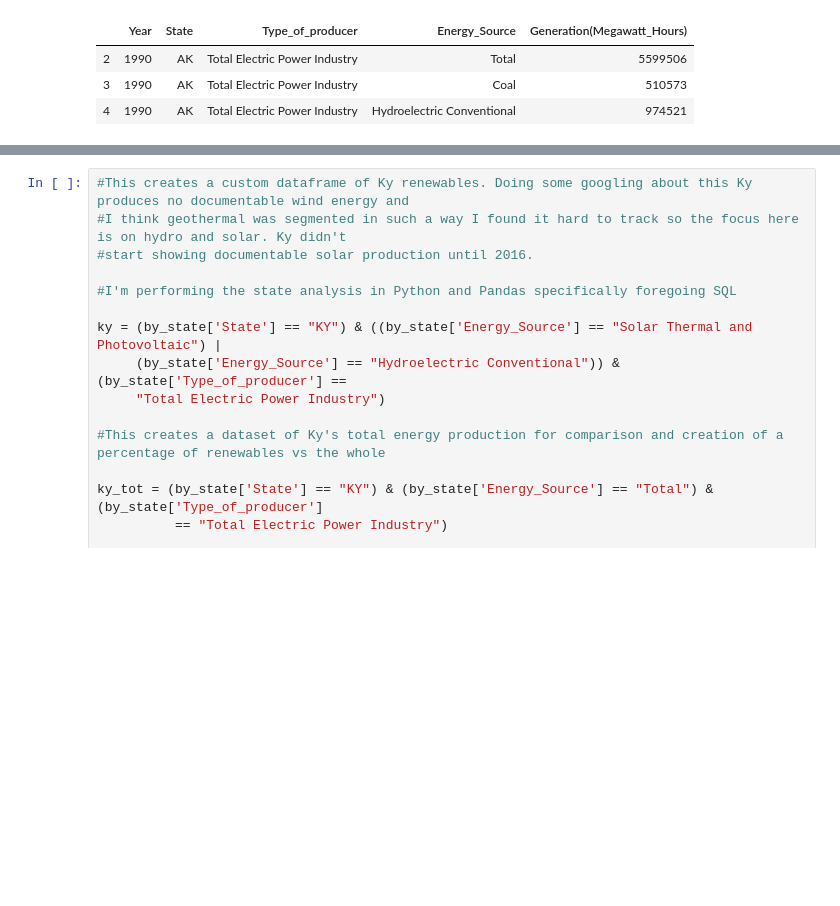
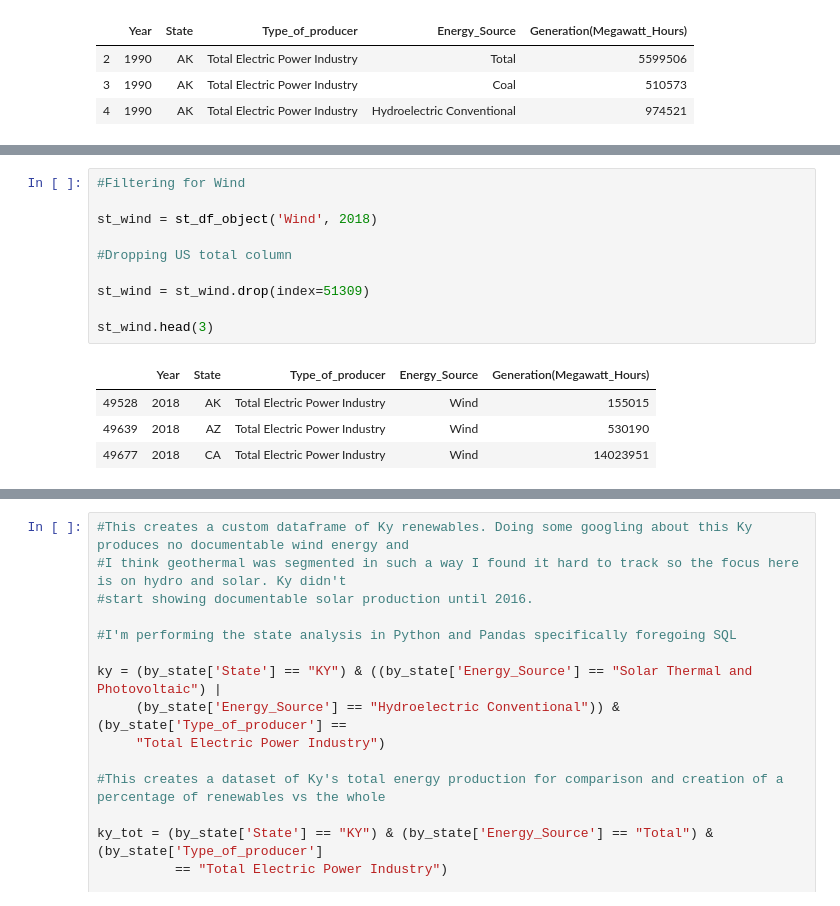
Before and after one commit to Bourbonplaytime/Renewable_energy, a Jupyter notebook: Renewable_energy.ipynb, the cells around one changed output, grey strips where cells are left out. Drawn from its saved outputs; the diff is of its cells as text; blank space fills up the shorter version.

```diff
--- a/Renewable_energy.ipynb
+++ b/Renewable_energy.ipynb
@@ -53,0 +138,15 @@ by_state.head(3)
+# %%
+#Filtering for Wind
+
+st_wind = st_df_object('Wind', 2018)
+
+#Dropping US total column
+
+st_wind = st_wind.drop(index=51309)
+
+st_wind.head(3)
+# %% [output]
+|  | Year | State | Type_of_producer | Energy_Source | Generation(Megawatt_Hours) |
+| 49528 | 2018 | AK | Total Electric Power Industry | Wind | 155015 |
+| 49639 | 2018 | AZ | Total Electric Power Industry | Wind | 530190 |
+| 49677 | 2018 | CA | Total Electric Power Industry | Wind | 14023951 |
```
Also changed, not shown: parts of 10 cells of this notebook.
